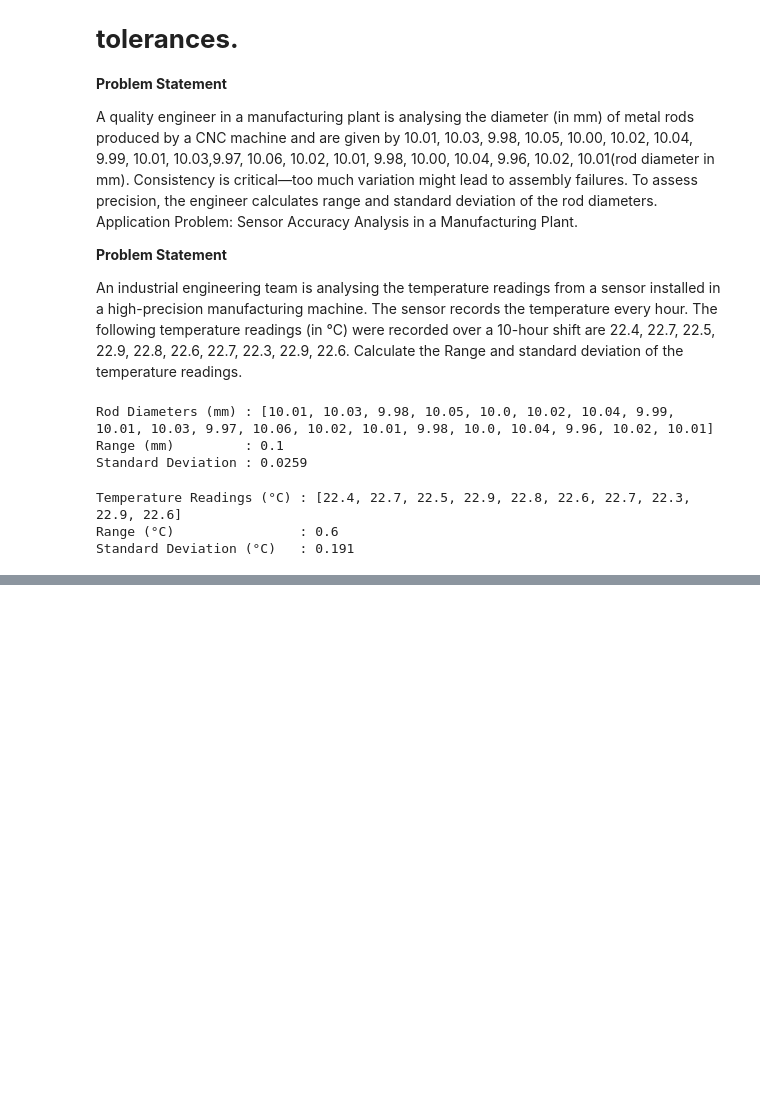
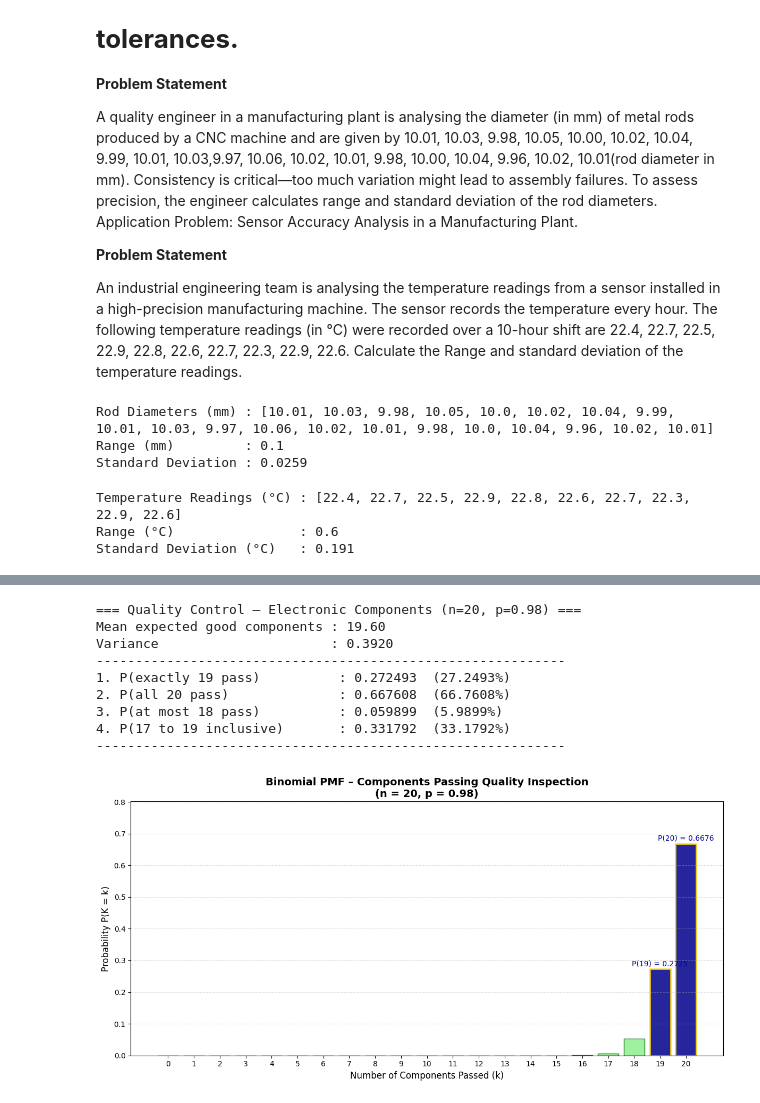
Before and after one commit to princz003/S4lab_data, a Jupyter notebook: Probability&Random_process_for_eng_maths.ipynb, the cells around one changed output, grey strips where cells are left out. Drawn from its saved outputs; the diff is of its cells as text; code cells hidden in the pictures; blank space fills up the shorter version.

```diff
--- a/Probability&Random_process_for_eng_maths.ipynb
+++ b/Probability&Random_process_for_eng_maths.ipynb
@@ -1603,0 +1846,69 @@ Standard Deviation (°C)   : 0.191
+# %%
+# =============================================================================
+# Application Problem 2: Quality Control in Manufacturing
+# Binomial Distribution: n = 20 components, p = 0.98 pass probability
+# =============================================================================
+
+import numpy as np
+import matplotlib.pyplot as plt
+from scipy.stats import binom
+
+# Parameters
+n_components = 20
+p_pass = 0.98
+possible_k = np.arange(0, n_components + 1)
+
+# Calculate PMF
+pmf = binom.pmf(possible_k, n_components, p_pass)
+
+# Required probabilities
+p_exactly_19   = binom.pmf(19, n_components, p_pass)
+p_all_20       = binom.pmf(20, n_components, p_pass)
+p_at_most_18   = binom.cdf(18, n_components, p_pass)
+p_17_to_19_inc = binom.cdf(19, n_components, p_pass) - binom.cdf(16, n_components, p_pass)
+
+# Display results
+print("=== Quality Control – Electronic Components (n=20, p=0.98) ===")
+print(f"Mean expected good components : {n_components * p_pass:.2f}")
+print(f"Variance                      : {n_components * p_pass * (1 - p_pass):.4f}")
+print("-" * 60)
+print(f"1. P(exactly 19 pass)          : {p_exactly_19:.6f}  ({p_exactly_19:.4%})")
+print(f"2. P(all 20 pass)              : {p_all_20:.6f}  ({p_all_20:.4%})")
+print(f"3. P(at most 18 pass)          : {p_at_most_18:.6f}  ({p_at_most_18:.4%})")
+print(f"4. P(17 to 19 inclusive)       : {p_17_to_19_inc:.6f}  ({p_17_to_19_inc:.4%})")
+print("-" * 60)
+
+# Visualization - Bar plot
+plt.figure(figsize=(12, 6))
+bars = plt.bar(possible_k, pmf, color='lightgreen', edgecolor='darkgreen', alpha=0.85)
+
+# Highlight key points
+for k in [19, 20]:
+    bars[k].set_color('darkblue')
+    bars[k].set_edgecolor('gold')
+    bars[k].set_linewidth(2)
+
+plt.title("Binomial PMF – Components Passing Quality Inspection\n(n = 20, p = 0.98)", fontsize=14, fontweight='bold')
+plt.xlabel("Number of Components Passed (k)", fontsize=12)
+plt.ylabel("Probability P(K = k)", fontsize=12)
+plt.xticks(possible_k)
+plt.grid(axis='y', linestyle='--', alpha=0.4)
+plt.ylim(0, max(pmf)*1.2)
+
+# Annotate key probabilities
+plt.text(19, pmf[19]+0.01, f'P(19) = {p_exactly_19:.4f}', ha='center', fontsize=10, color='darkblue')
+plt.text(20, pmf[20]+0.01, f'P(20) = {p_all_20:.4f}', ha='center', fontsize=10, color='darkblue')
+
+plt.tight_layout()
+plt.show()
+# %% [output]
+=== Quality Control – Electronic Components (n=20, p=0.98) ===
+Mean expected good components : 19.60
+Variance                      : 0.3920
+------------------------------------------------------------
+1. P(exactly 19 pass)          : 0.272493  (27.2493%)
+2. P(all 20 pass)              : 0.667608  (66.7608%)
+3. P(at most 18 pass)          : 0.059899  (5.9899%)
+4. P(17 to 19 inclusive)       : 0.331792  (33.1792%)
+------------------------------------------------------------
+[figure, added]
```
Also changed, not shown: parts of 15 cells of this notebook.
